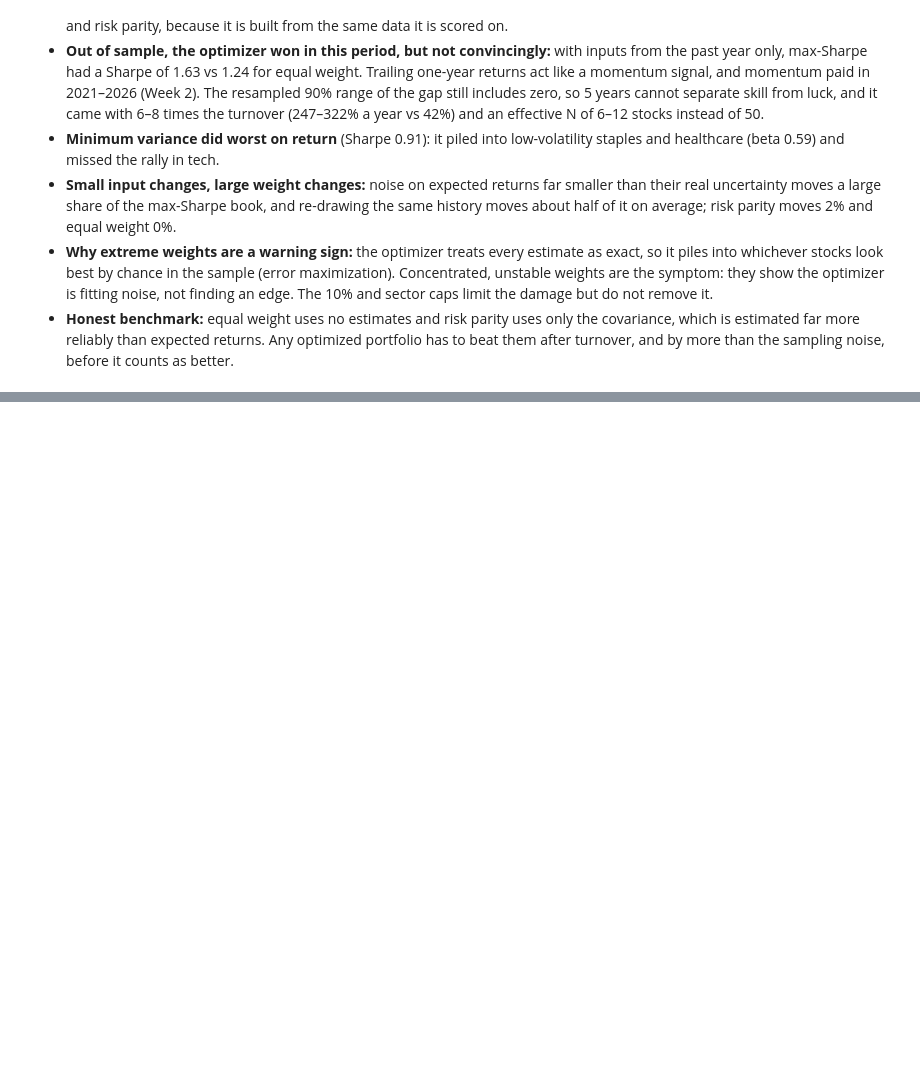
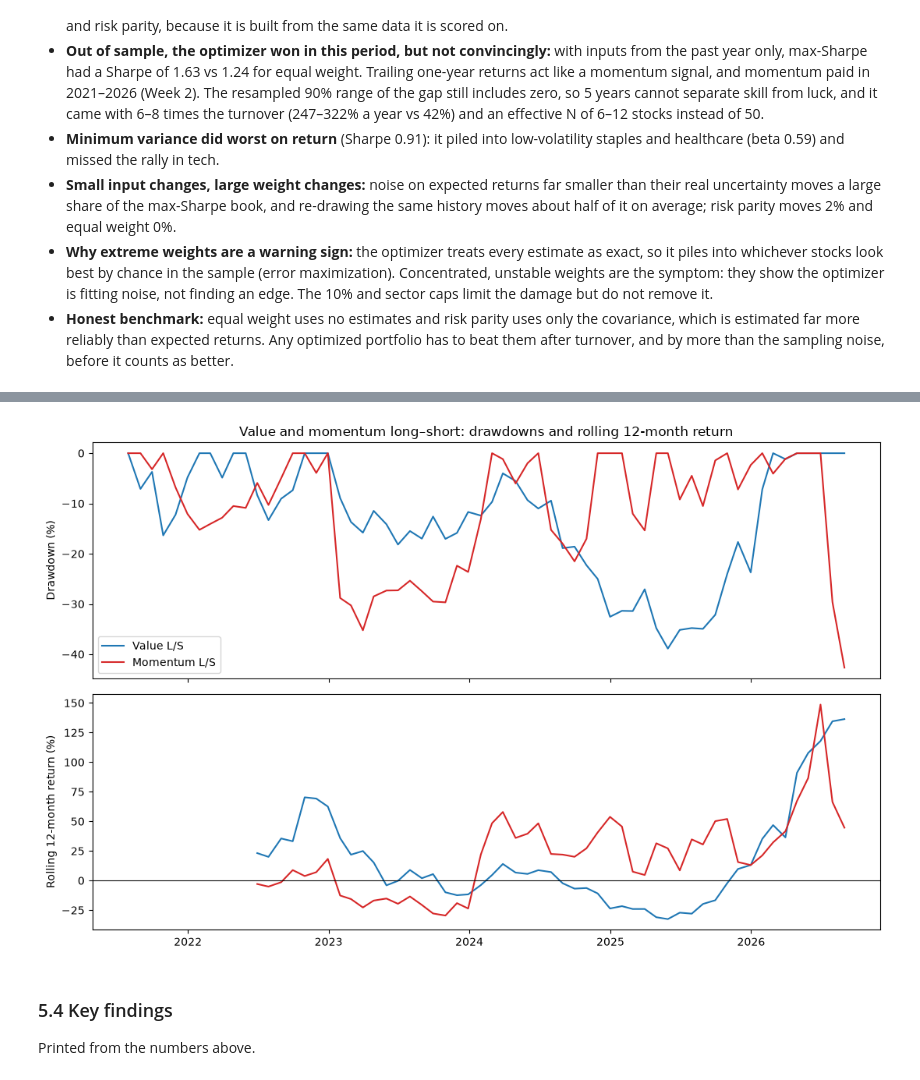
Before and after one commit to jialucharlottewu/LendoCapital, a Jupyter notebook: notebooks/week3/risk_portfolio_construction.ipynb, the cells around one changed output, grey strips where cells are left out. Cells and saved outputs as stored; diff of their text form; code cells hidden in the pictures; blank space fills up the shorter version.

```diff
--- a/notebooks/week3/risk_portfolio_construction.ipynb
+++ b/notebooks/week3/risk_portfolio_construction.ipynb
@@ -965,0 +1147,20 @@ print(f"4. Sensitivity: noise of just 1 / 2.5 / 5 points on expected returns mov
+# %%
+ls = factor_ret[["Value L/S", "Momentum L/S"]]
+g_ls = (1 + ls).cumprod()
+fig, axes = plt.subplots(2, 1, figsize=(11, 7), sharex=True)
+for c, col in [("Value L/S", "C0"), ("Momentum L/S", "C3")]:
+    axes[0].plot(g_ls.index, (g_ls[c] / g_ls[c].cummax() - 1) * 100, color=col, label=c)
+    axes[1].plot(roll12.index, roll12[c] * 100, color=col, label=c)
+axes[0].set_ylabel("Drawdown (%)")
+axes[0].set_title("Value and momentum long–short: drawdowns and rolling 12-month return")
+axes[0].legend()
+axes[1].axhline(0, color="black", lw=0.8)
+axes[1].set_ylabel("Rolling 12-month return (%)")
+plt.tight_layout()
+plt.savefig(f"{REPORTS}/chartpack_3_factor_risk.png", dpi=150)
+plt.show()
+# %% [output]
+[figure, added]
+# %% [markdown]
+### 5.4 Key findings
+Printed from the numbers above.
```
Also changed, not shown: parts of 10 cells of this notebook, 6 other files.
